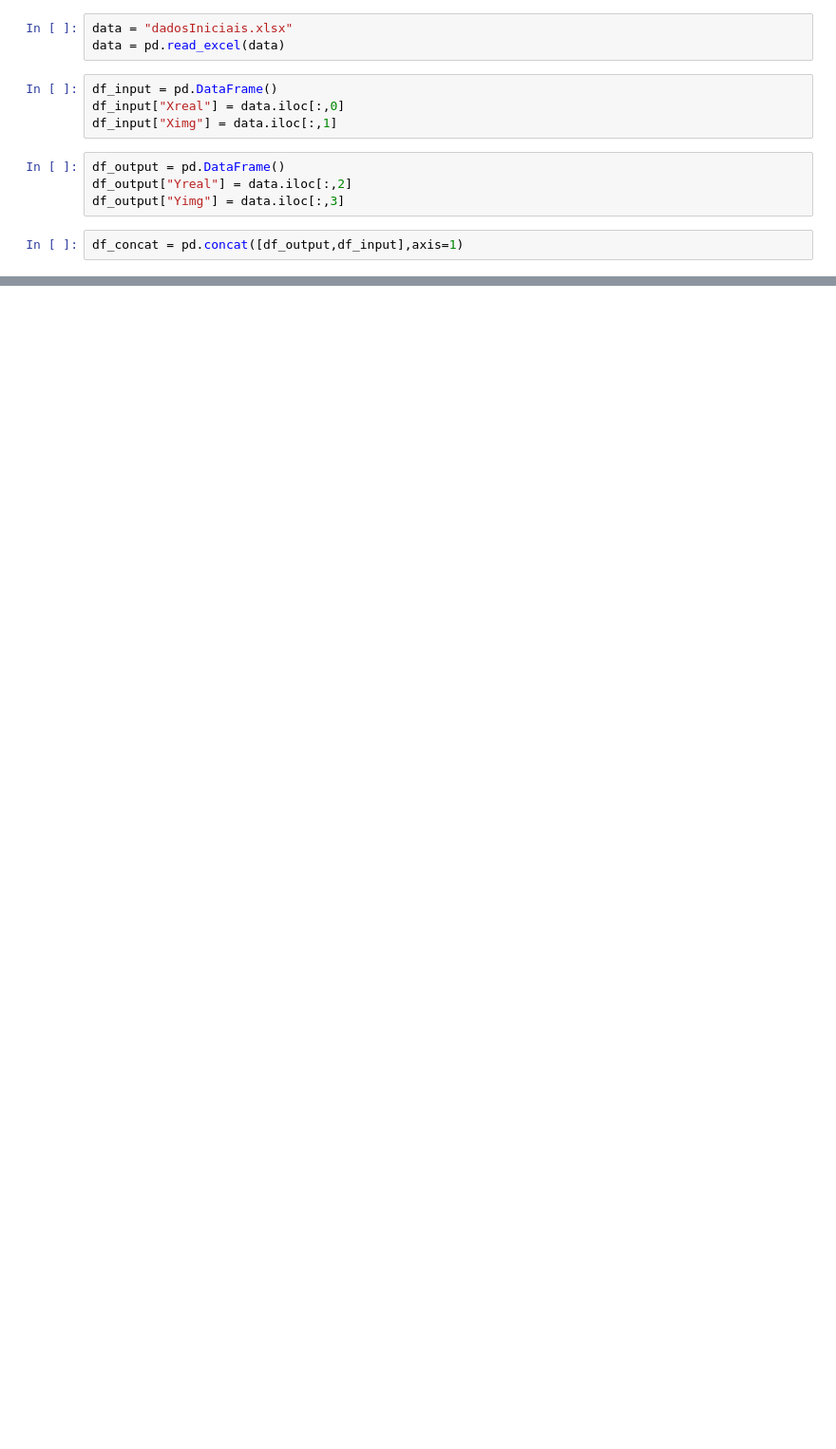
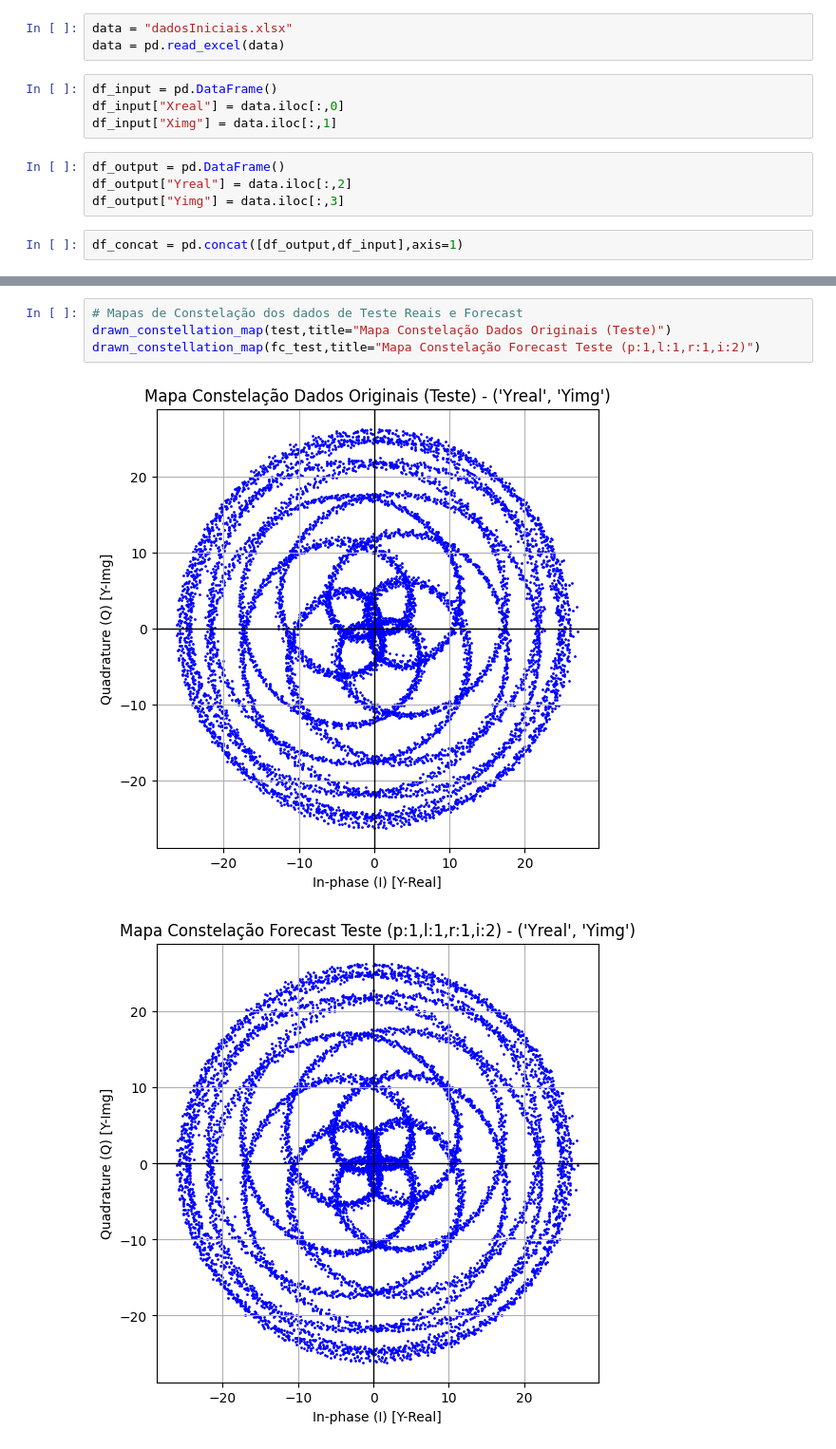
Before and after one commit to IsaacKosloski/varmax-study, a Jupyter notebook: jupyter/graph-map-varmax-test.ipynb, the cells around one changed output, grey strips where cells are left out. Shown at 95% size. Saved outputs shown, nothing was run; the diff lists cells and outputs as text; blank space fills up the shorter version.

```diff
--- a/jupyter/graph-map-varmax-test.ipynb
+++ b/jupyter/graph-map-varmax-test.ipynb
@@ -264,0 +573,7 @@ drawn_constellation_map(df_concat,title="Mapa de Constelação [Dados Originais]
+# %%
+# Mapas de Constelação dos dados de Teste Reais e Forecast
+drawn_constellation_map(test,title="Mapa Constelação Dados Originais (Teste)")
+drawn_constellation_map(fc_test,title="Mapa Constelação Forecast Teste (p:1,l:1,r:1,i:2)")
+# %% [output]
+[figure, added]
+[figure, added]
```
Also changed, not shown: parts of 61 cells of this notebook.
